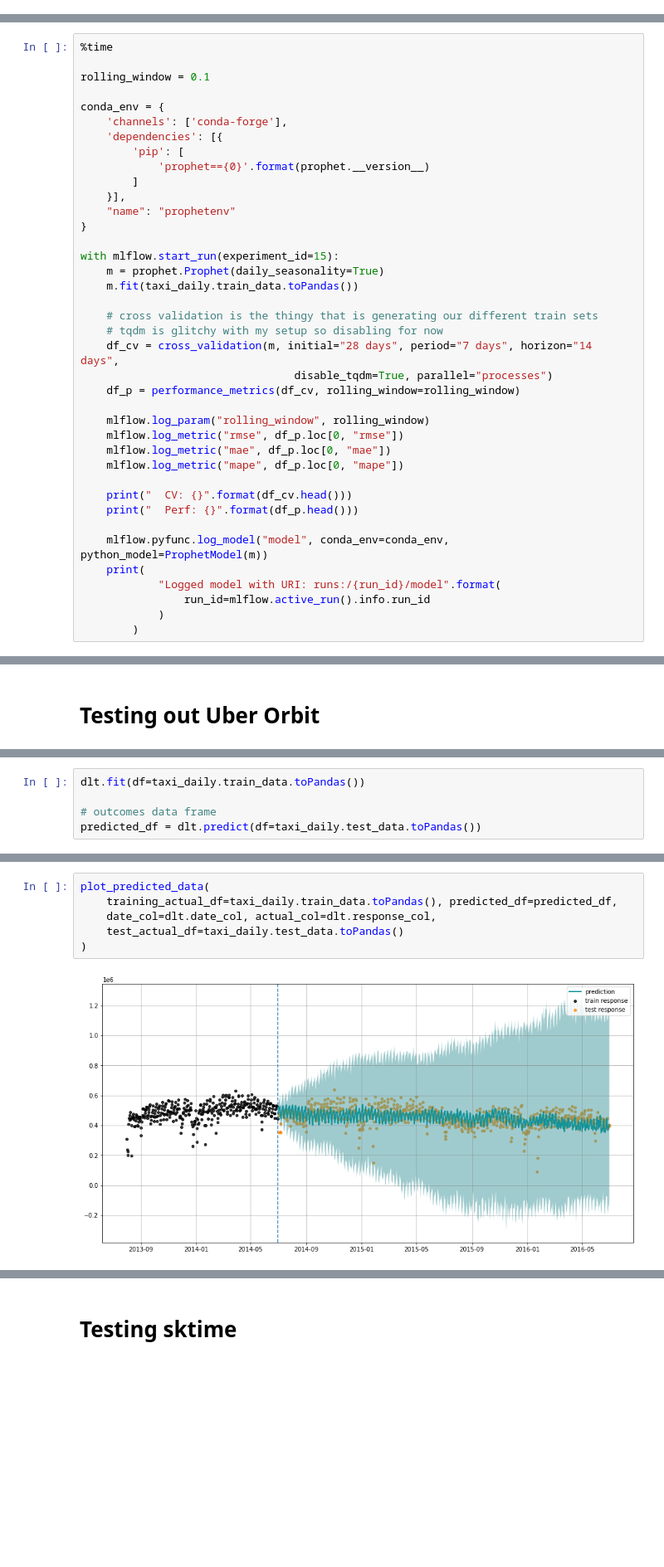
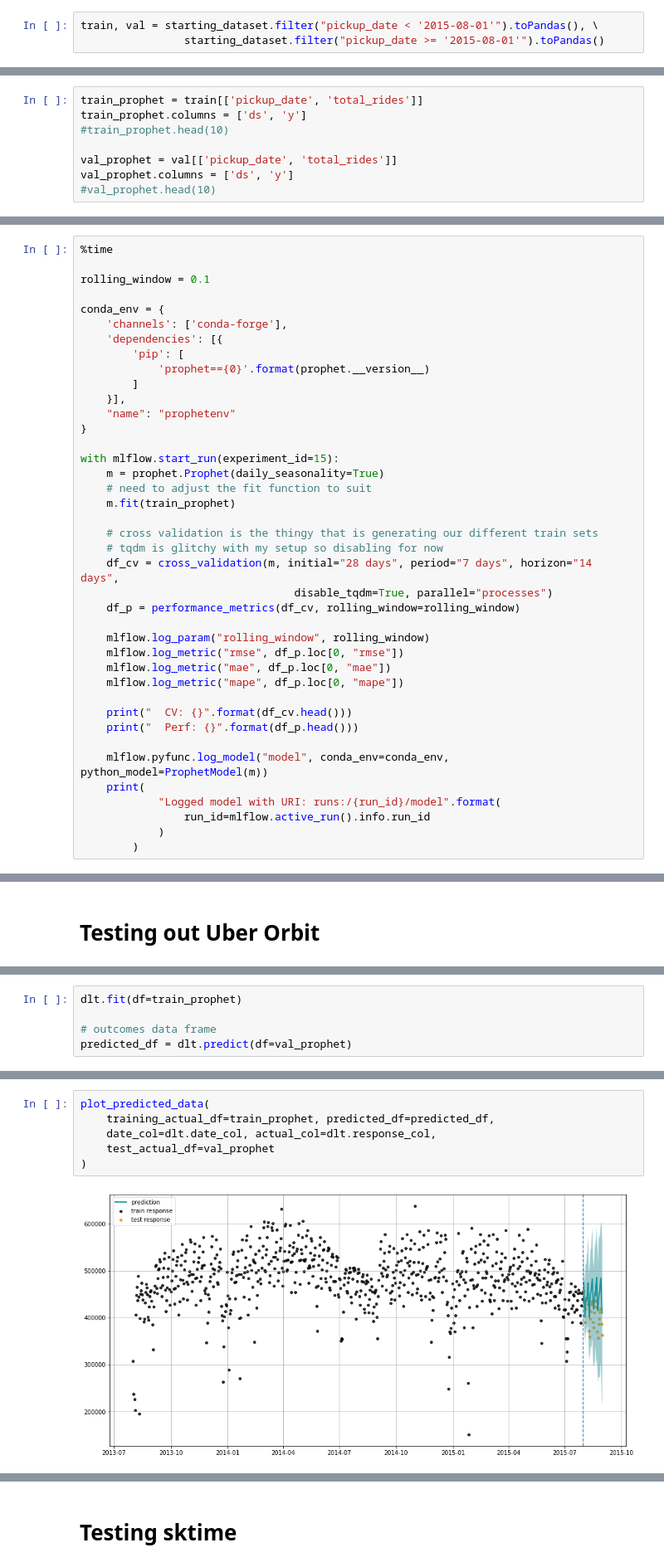
Before and after one commit to Data-drone/timeseries_mlflow, a Jupyter notebook: TimeSeries Forecast.ipynb, the cells around one changed output, grey strips where cells are left out. Shown: that part at 83% size. Saved outputs shown, nothing was run; the diff lists cells and outputs as text; blank space fills up the shorter version.

Commit message:
updated the tseries data objects still updating the modelling methods

```diff
--- a/TimeSeries Forecast.ipynb
+++ b/TimeSeries Forecast.ipynb
@@ -100,0 +102,3 @@ time: 16.3 ms (started: 2021-07-30 01:35:23 +00:00)
+# %%
+train, val = starting_dataset.filter("pickup_date < '2015-08-01'").toPandas(), \
+                starting_dataset.filter("pickup_date >= '2015-08-01'").toPandas()
@@ -178,3 +184,11 @@ time: 357 µs (started: 2021-07-30 01:35:26 +00:00)
 44 seconds for training by default \
 3.62 seconds with processes parallelisation \
 13 seconds after we add the toPandas conversion here and run with parallelisation
+# %%
+train_prophet = train[['pickup_date', 'total_rides']]
+train_prophet.columns = ['ds', 'y']
+#train_prophet.head(10)
+
+val_prophet = val[['pickup_date', 'total_rides']]
+val_prophet.columns = ['ds', 'y']
+#val_prophet.head(10)
@@ -195,7 +211,8 @@ conda_env = {
 
 with mlflow.start_run(experiment_id=15):
     m = prophet.Prophet(daily_seasonality=True)
-    m.fit(taxi_daily.train_data.toPandas())
+    # need to adjust the fit function to suit
+    m.fit(train_prophet)
 
     # cross validation is the thingy that is generating our different train sets
     # tqdm is glitchy with my setup so disabling for now
@@ -283,6 +301,6 @@ time: 337 µs (started: 2021-07-30 01:35:59 +00:00)
 # %%
-dlt.fit(df=taxi_daily.train_data.toPandas())
+dlt.fit(df=train_prophet)
 
 # outcomes data frame
-predicted_df = dlt.predict(df=taxi_daily.test_data.toPandas())
+predicted_df = dlt.predict(df=val_prophet)
 # %% [output]
@@ -292,9 +311,9 @@ time: 29.1 s (started: 2021-07-30 01:35:59 +00:00)
 # %%
 plot_predicted_data(
-    training_actual_df=taxi_daily.train_data.toPandas(), predicted_df=predicted_df,
+    training_actual_df=train_prophet, predicted_df=predicted_df,
     date_col=dlt.date_col, actual_col=dlt.response_col,
-    test_actual_df=taxi_daily.test_data.toPandas()
+    test_actual_df=val_prophet
 )
 # %% [output]
-[figure, old version]
+[figure, new version]
 <AxesSubplot:>
```
Also changed, not shown: parts of 68 cells of this notebook.
